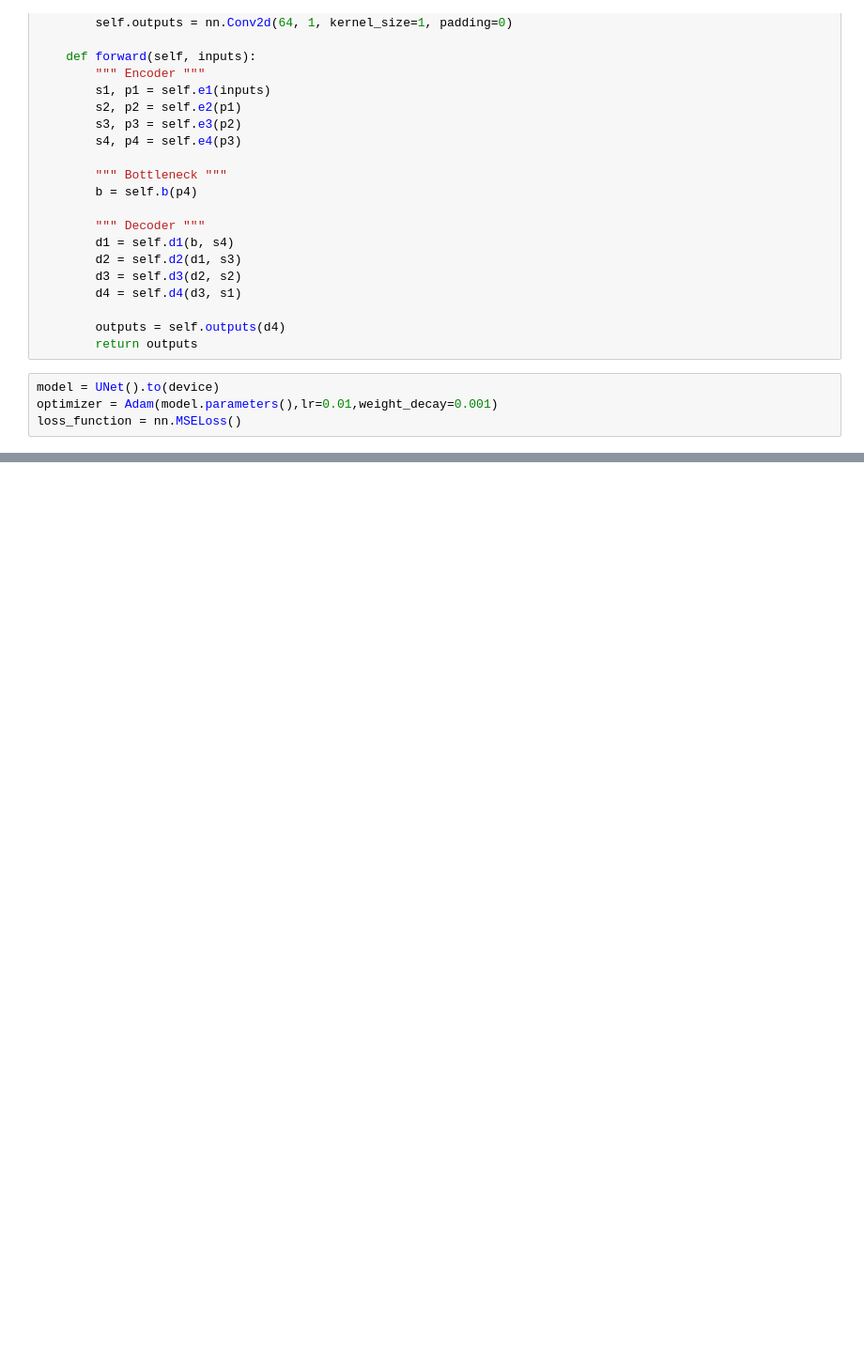
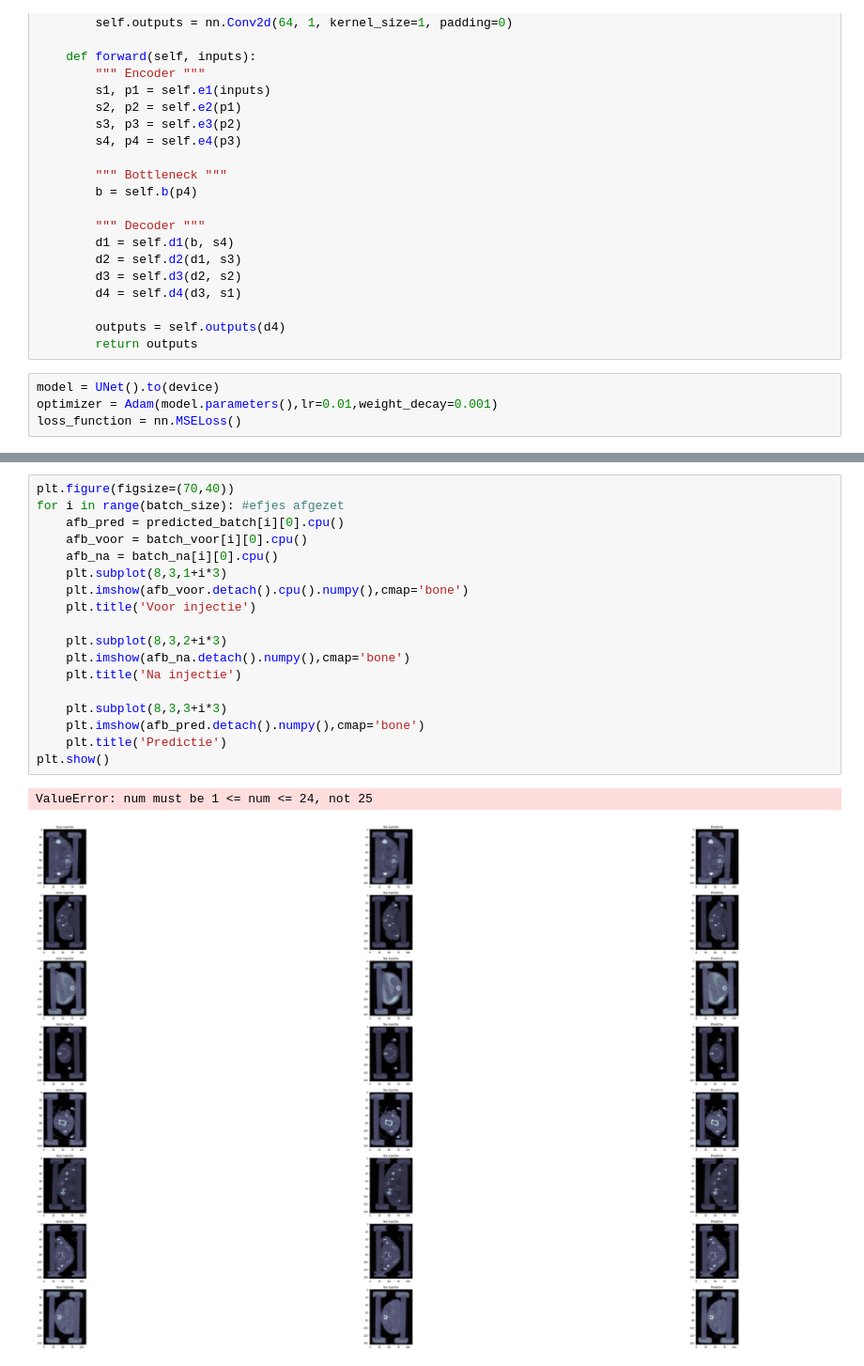
Before and after one commit to RobbeDeMuynck/VOP-Repo, a Jupyter notebook: UNET21_3.ipynb, the cells around one changed output, grey strips where cells are left out. Shown at 94% size. Cells and saved outputs as stored; diff of their text form; blank space fills up the shorter version.

```diff
--- a/UNET21_3.ipynb
+++ b/UNET21_3.ipynb
@@ -450,3 +343,24 @@ gelukt
+# %%
+plt.figure(figsize=(70,40))
+for i in range(batch_size): #efjes afgezet
+    afb_pred = predicted_batch[i][0].cpu()
+    afb_voor = batch_voor[i][0].cpu()
+    afb_na = batch_na[i][0].cpu()
+    plt.subplot(8,3,1+i*3)
+    plt.imshow(afb_voor.detach().cpu().numpy(),cmap='bone')
+    plt.title('Voor injectie')
+
+    plt.subplot(8,3,2+i*3)
+    plt.imshow(afb_na.detach().numpy(),cmap='bone')
+    plt.title('Na injectie')
+
+    plt.subplot(8,3,3+i*3)
+    plt.imshow(afb_pred.detach().numpy(),cmap='bone')
+    plt.title('Predictie')
+plt.show()
+# %% [output]
+ValueError: num must be 1 <= num <= 24, not 25
+[figure, added]
 # %%
 plt.plot(MSE_pred_na,label = 'predicted')
 plt.plot(MSE_voor_na,label = 'voor')
```
Also changed, not shown: parts of 9 cells of this notebook.
